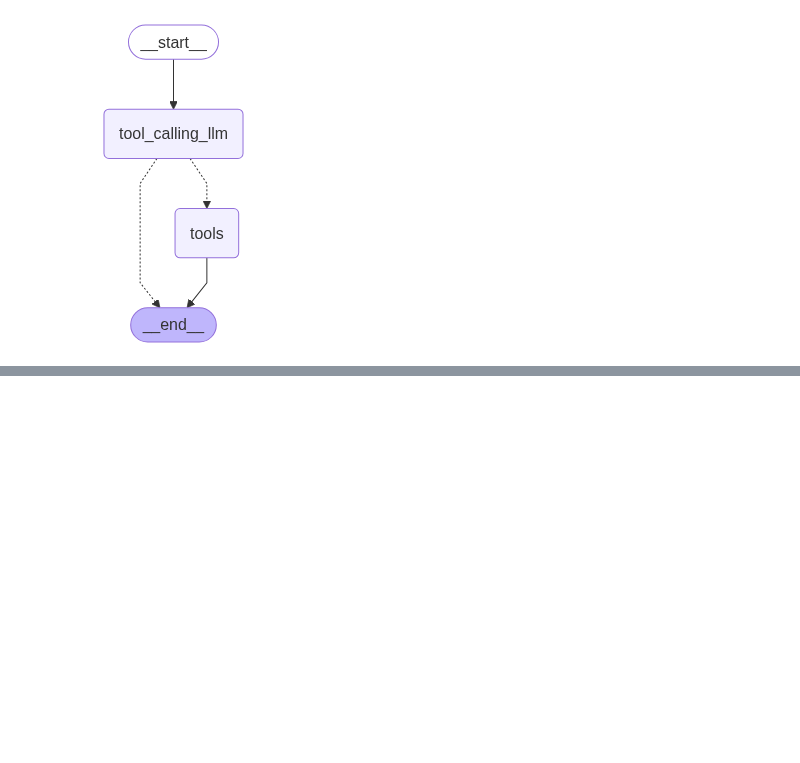
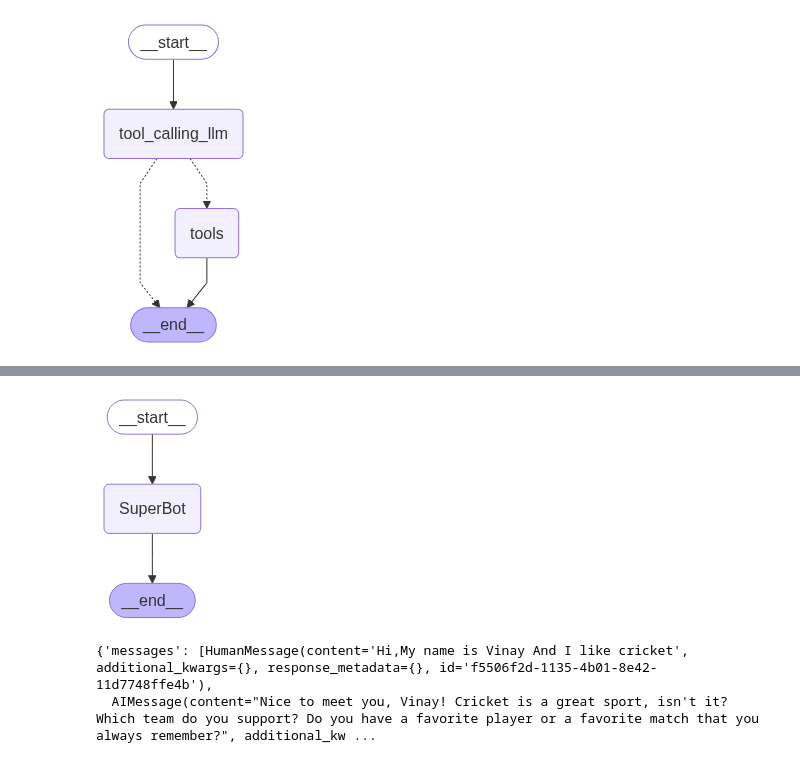
Before and after one commit to vinaykadam007/Agentic-AI, a Jupyter notebook: BasicChatbot/basicchatbot.ipynb, the cells around one changed output, grey strips where cells are left out. Saved outputs shown, nothing was run; the diff lists cells and outputs as text; code cells hidden in the pictures; blank space fills up the shorter version.

```diff
--- a/BasicChatbot/basicchatbot.ipynb
+++ b/BasicChatbot/basicchatbot.ipynb
@@ -175,0 +254,39 @@ response["messages"]
+# %%
+from langgraph.checkpoint.memory import MemorySaver
+memory = MemorySaver()
+# %%
+def superbot(state:State):
+  return {"messages":[llm.invoke(state["messages"])]}
+# %%
+from langgraph.graph import StateGraph, START, END
+from langgraph.prebuilt import ToolNode
+from langgraph.prebuilt import tools_condition
+from IPython.display import Image, display
+
+graph=StateGraph(State)
+
+## node
+graph.add_node("SuperBot",superbot)
+## Edges
+
+graph.add_edge(START,"SuperBot")
+graph.add_edge("SuperBot",END)
+
+
+graph_builder=graph.compile(checkpointer=memory)
+
+
+## Display
+from IPython.display import Image, display
+display(Image(graph_builder.get_graph().draw_mermaid_png()))
+# %% [output]
+[figure, added]
+# %%
+## Invocation
+
+config = {"configurable": {"thread_id": "1"}}
+
+graph_builder.invoke({"messages":"Hi,My name is Vinay And I like cricket"},config)
+# %% [output]
+{'messages': [HumanMessage(content='Hi,My name is Vinay And I like cricket', additional_kwargs={}, response_metadata={}, id='f5506f2d-1135-4b01-8e42-11d7748ffe4b'),
+  AIMessage(content="Nice to meet you, Vinay! Cricket is a great sport, isn't it? Which team do you support? Do you have a favorite player or a favorite match that you always remember?", additional_kw ...
```
Also changed, not shown: parts of 34 cells of this notebook, 9 other files.
